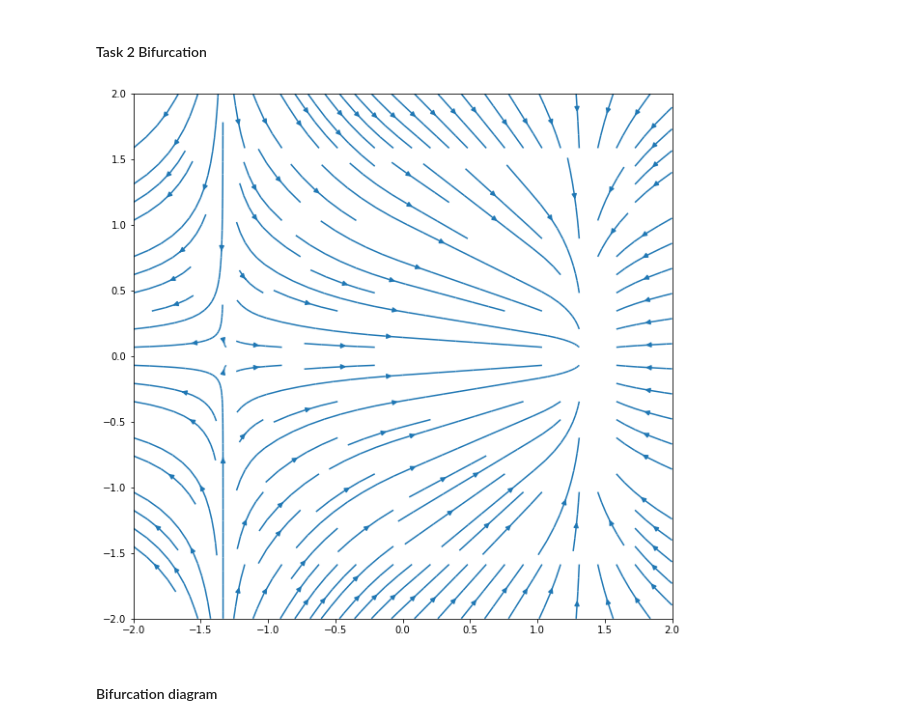
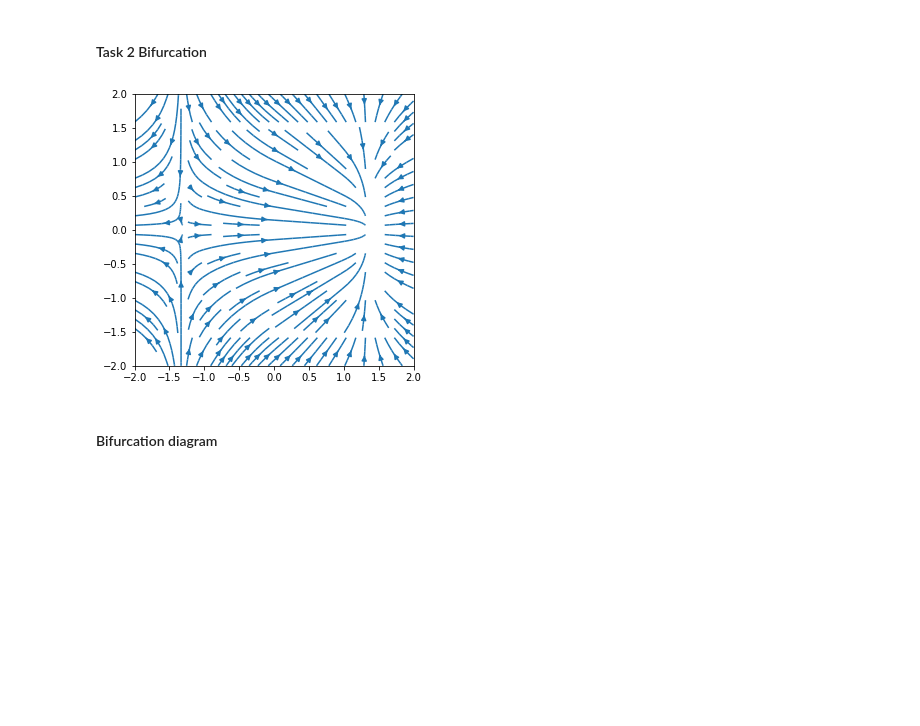
Before and after one commit to Linnore/MLCMS-EX3-GroupK, a Jupyter notebook: Test_Linnore.ipynb, the cells around one changed output. Saved outputs shown, nothing was run; the diff lists cells and outputs as text; code cells hidden in the pictures; blank space fills up the shorter version.

```diff
--- a/Test_Linnore.ipynb
+++ b/Test_Linnore.ipynb
@@ -215,21 +271,21 @@ task1plot_velocity_as_linear_System(A)
 # %%
 w = 2
 Y, X = np.mgrid[-w:w:5j, -w:w:5j]
 
 a = 2
 U = a - X**2
 V = -Y
 
-fig2 = plt.figure(figsize=(10, 10))
+fig2 = plt.figure(figsize=(5, 5))
 
 fig2a = fig2.add_subplot()
 
 #fig1a.quiver(X, Y, U, V)
 fig2a.streamplot(X, Y, U, V, integration_direction="backward")
 
 plt.show()
 # %% [output]
-[figure, old version]
+[figure, new version]
 # %% [markdown]
 #### Bifurcation diagram
 # %%
```
Also changed, not shown: parts of 21 cells of this notebook.
